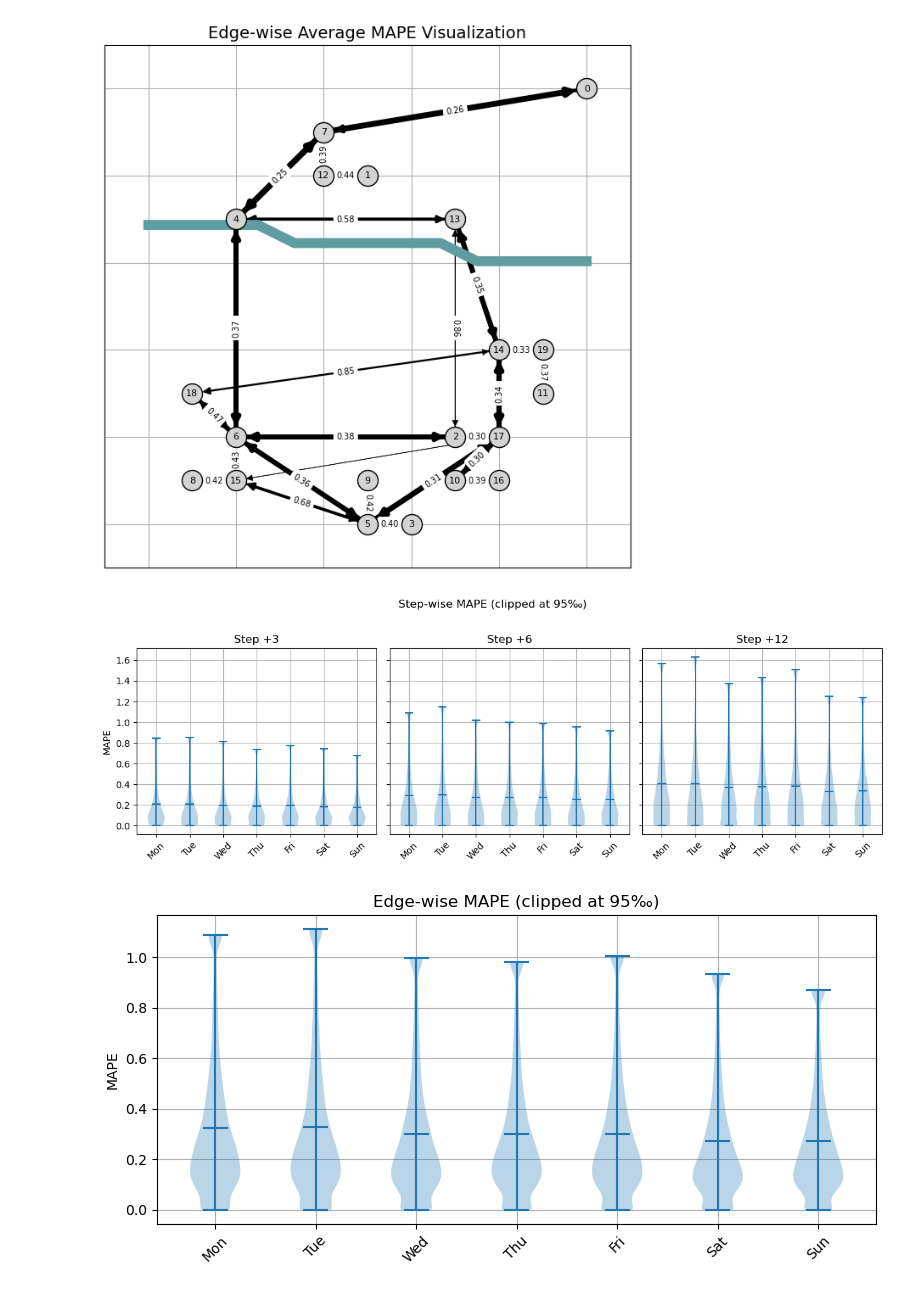
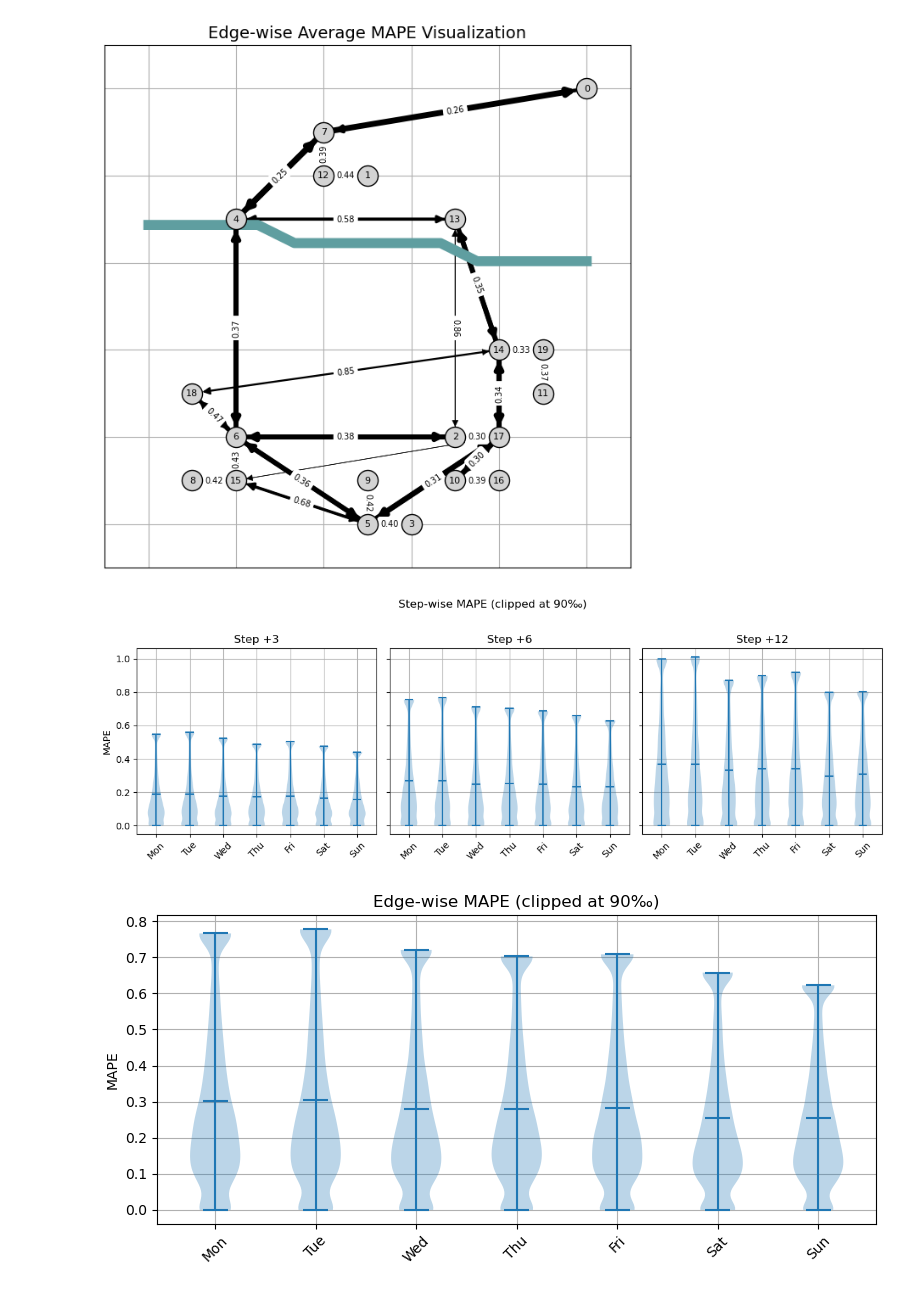
Before and after one commit to HiverXD/Project_08_Traffic_Congestion_Prediction, a Jupyter notebook: Project_08_Traffic_Congestion_Prediction/src/main.ipynb, the cells around one changed output. Drawn from its saved outputs; the diff is of its cells as text; code cells hidden in the pictures.

```diff
--- a/Project_08_Traffic_Congestion_Prediction/src/main.ipynb
+++ b/Project_08_Traffic_Congestion_Prediction/src/main.ipynb
@@ -64,13 +64,6 @@ def generate_model(models, train_loader, DEVICE, SAVE_DIR, load=False):
                               num_layers=6,
                               num_heads=1,
                               dropout=0.14
-                )
-            elif name == "STLinear":
-                kwargs = dict(num_nodes=50,
-                              kernel_size=33,
-                              num_layers=6,
-                              num_heads=8,
-                              dropout=0.05925151508866461
                 )
             elif name == "STLinear_HopBiased":
                 kwargs = dict(
@@ -329,11 +322,11 @@ plot_city_edge_mape(
 # %%
 # assume that valid_loader, model, DEVICE, edge_index, edge_attr are prepared
 plot_dow_mape_violin_filtered(
     valid_loader, model, DEVICE,
     edge_index, edge_attr,
     dow_idx=4,
-    clip_percentile=95    # clipped at 95%
+    clip_percentile=90    # clipped at 95%
 )
 # %% [output]
-[figure, old version]
+[figure, new version]
-[figure, old version]
+[figure, new version]
```
Also changed, not shown: parts of 4 cells of this notebook, 9 other files.
